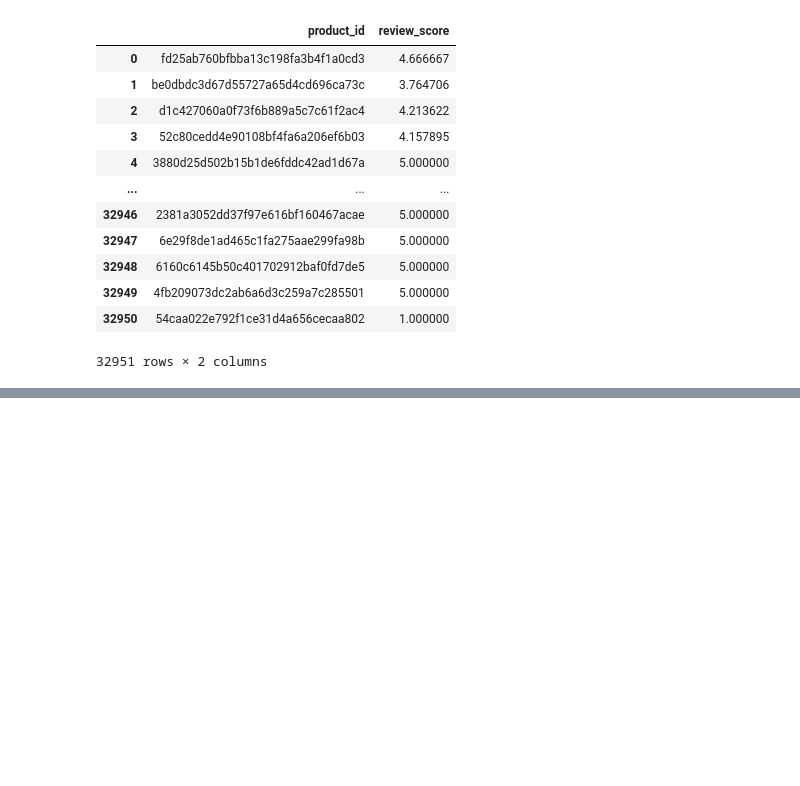
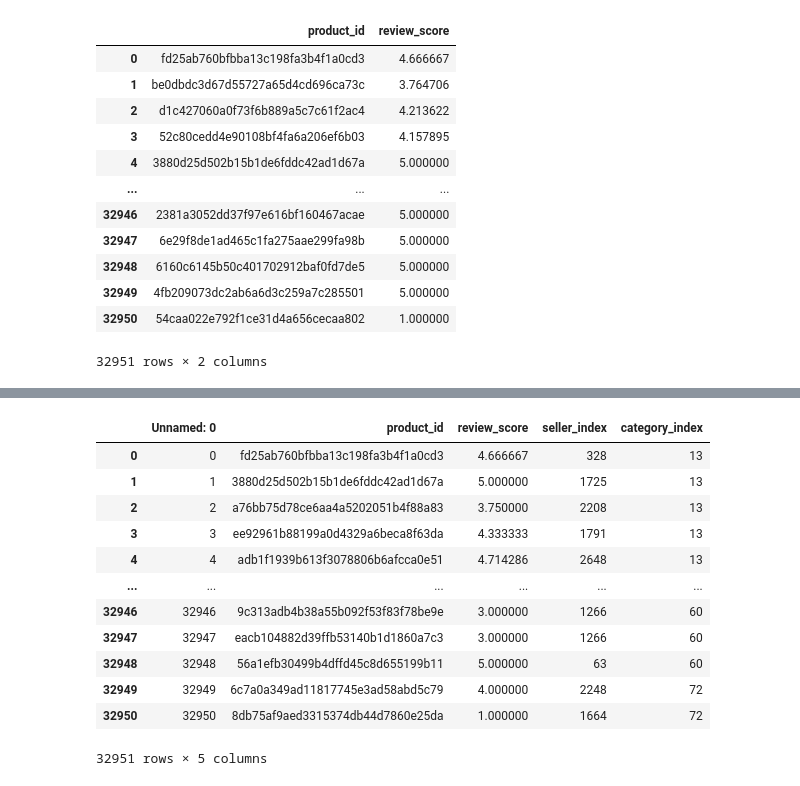
Before and after one commit to prazwal1/RAPS-RECSYS, a Jupyter notebook: Features.ipynb, the cells around one changed output, grey strips where cells are left out. Saved outputs shown, nothing was run; the diff lists cells and outputs as text; code cells hidden in the pictures; blank space fills up the shorter version.

```diff
--- a/Features.ipynb
+++ b/Features.ipynb
@@ -162,0 +152,17 @@ NameError: name 'gdata' is not defined
+# %%
+df = pd.read_csv('features.csv')
+df
+# %% [output]
+|  | Unnamed: 0 | product_id | review_score | seller_index | category_index |
+| 0 | 0 | fd25ab760bfbba13c198fa3b4f1a0cd3 | 4.666667 | 328 | 13 |
+| 1 | 1 | 3880d25d502b15b1de6fddc42ad1d67a | 5.000000 | 1725 | 13 |
+| 2 | 2 | a76bb75d78ce6aa4a5202051b4f88a83 | 3.750000 | 2208 | 13 |
+| 3 | 3 | ee92961b88199a0d4329a6beca8f63da | 4.333333 | 1791 | 13 |
+| 4 | 4 | adb1f1939b613f3078806b6afcca0e51 | 4.714286 | 2648 | 13 |
+| ... | ... | ... | ... | ... | ... |
+| 32946 | 32946 | 9c313adb4b38a55b092f53f83f78be9e | 3.000000 | 1266 | 60 |
+| 32947 | 32947 | eacb104882d39ffb53140b1d1860a7c3 | 3.000000 | 1266 | 60 |
+| 32948 | 32948 | 56a1efb30499b4dffd45c8d655199b11 | 5.000000 | 63 | 60 |
+| 32949 | 32949 | 6c7a0a349ad11817745e3ad58abd5c79 | 4.000000 | 2248 | 72 |
+| 32950 | 32950 | 8db75af9aed3315374db44d7860e25da | 1.000000 | 1664 | 72 |
+32951 rows × 5 columns
```
Also changed, not shown: parts of 7 cells of this notebook, 22 other files.
